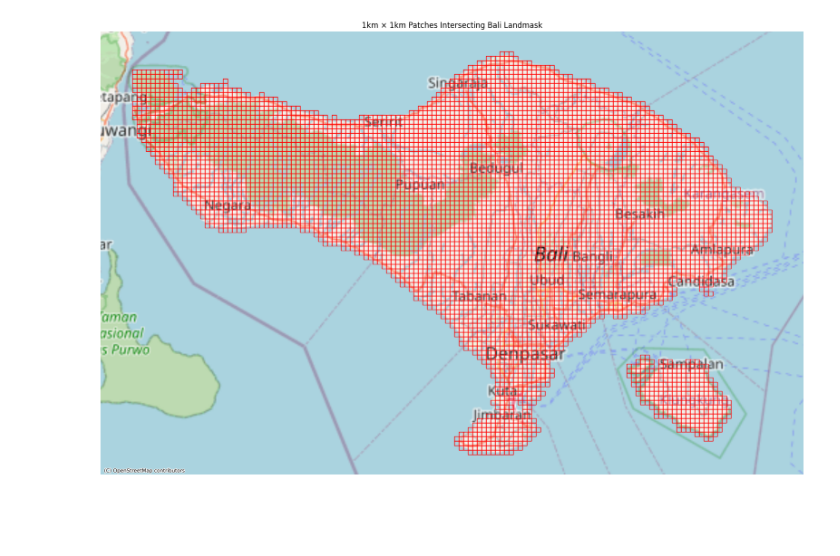
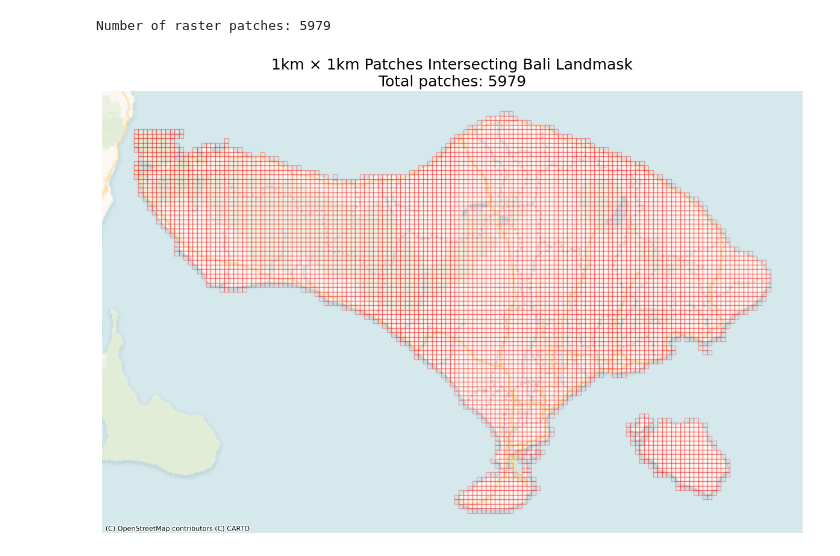
Before and after one commit to DeusNexus/geo-ai-superres, a Jupyter notebook: notebooks/00_02_patches.ipynb, the cells around one changed output. Saved outputs shown, nothing was run; the diff lists cells and outputs as text; code cells hidden in the pictures; blank space fills up the shorter version.

```diff
--- a/notebooks/00_02_patches.ipynb
+++ b/notebooks/00_02_patches.ipynb
@@ -45,19 +48,27 @@ patches_on_land = patches_on_land.drop(columns='index_right')
 
 # Convert to Web Mercator for plotting
 patches_on_land = patches_on_land.to_crs(epsg=3857)
+
+print(f"Number of raster patches: {len(patches_on_land)}")
+# %% [output]
+Number of raster patches: 5979
 # %%
 # Plot
-fig, ax = plt.subplots(figsize=(20, 20))
+fig, ax = plt.subplots(figsize=(15, 15))
 
 # Plot the patches
-patches_on_land.plot(ax=ax, facecolor='none', edgecolor='red')
-
+patches_on_land.plot(ax=ax, facecolor='none', edgecolor='red', alpha=0.3)
 # Plot the land mask
-ctx.add_basemap(ax, source=ctx.providers.OpenStreetMap.Mapnik)
+# ctx.add_basemap(ax, source=ctx.providers.OpenStreetMap.Mapnik)
+ctx.add_basemap(ax, source=ctx.providers.CartoDB.VoyagerNoLabels)
 
 # Plot Decorations
 ax.set_axis_off()
-plt.title(f"{patch_km}km × {patch_km}km Patches Intersecting Bali Landmask")
+
+# Add dynamic title including patch size and count
+total_patches = len(patches_on_land)
+plt.title(f"{patch_km}km × {patch_km}km Patches Intersecting Bali Landmask\nTotal patches: {total_patches}", fontsize=18)
+
 plt.show()
 # %% [output]
-[figure, old version]
+[figure, new version]
```
Also changed, not shown: parts of 3 cells of this notebook, 4 other files.
